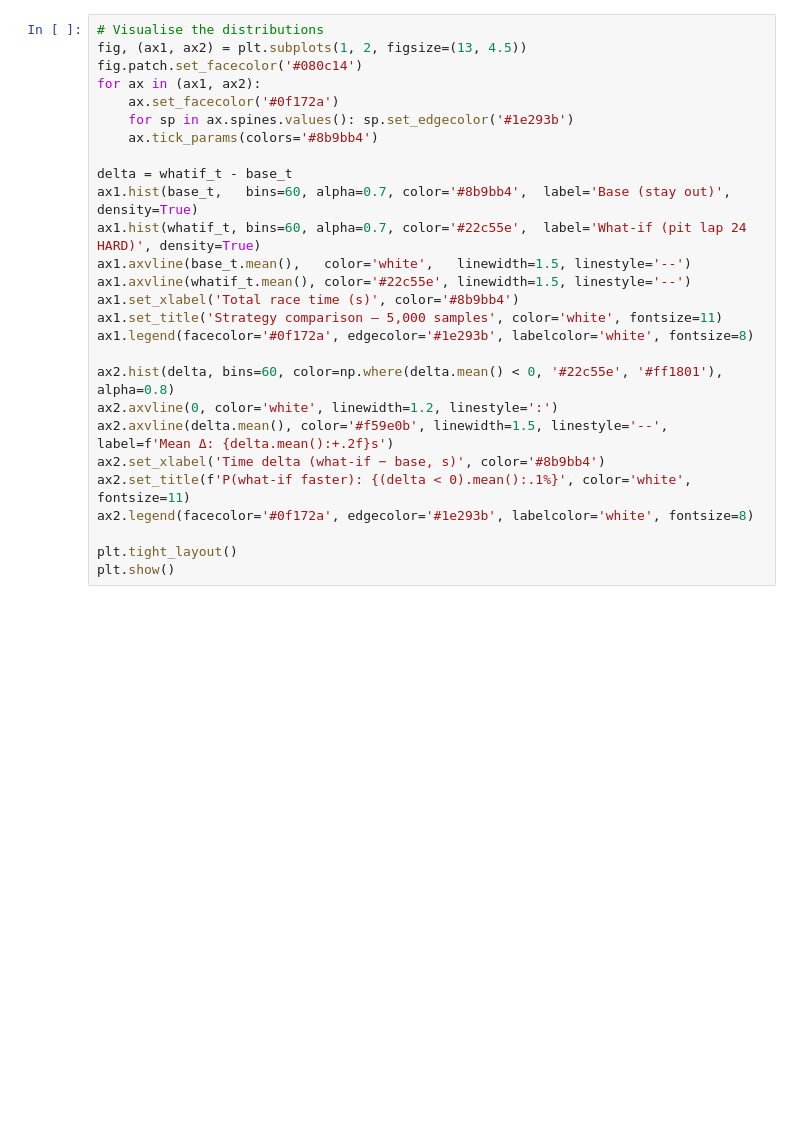
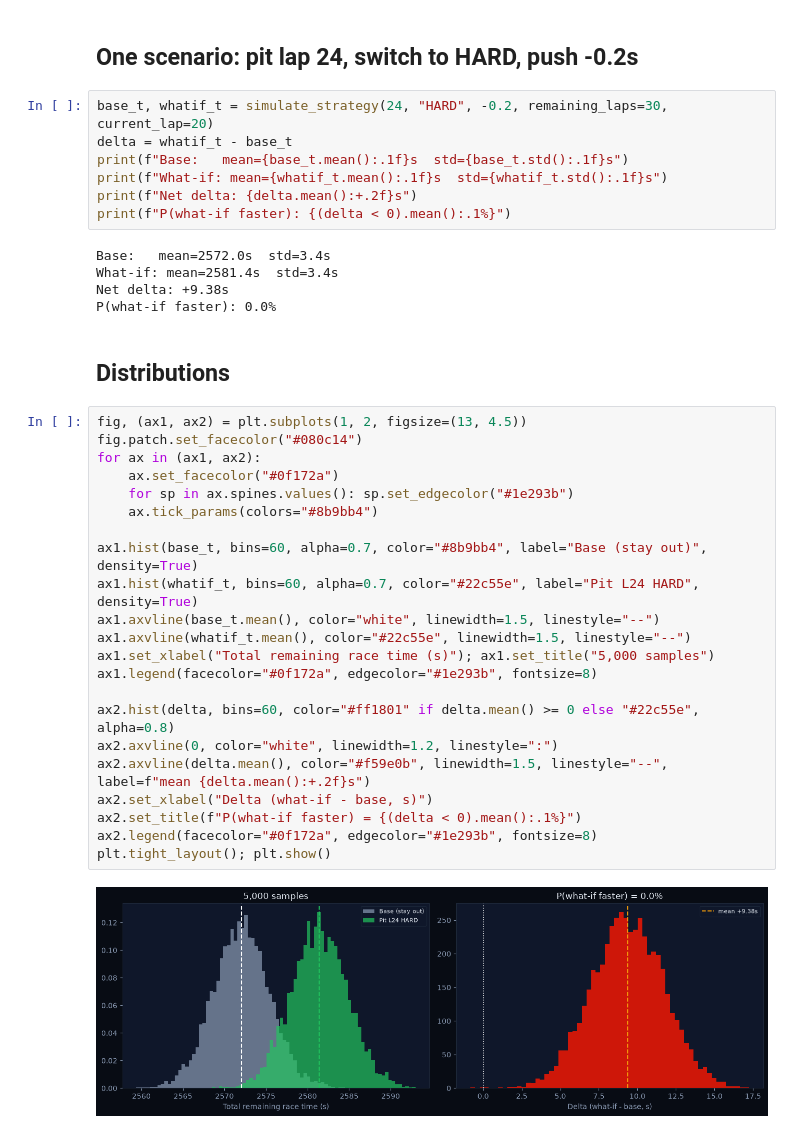
Before and after one commit to arfaouiahmed1/PitWall-ML, a Jupyter notebook: notebooks/04_strategy_simulation.ipynb, the cells around one changed output. Cells and saved outputs as stored; diff of their text form; blank space fills up the shorter version.

```diff
--- a/notebooks/04_strategy_simulation.ipynb
+++ b/notebooks/04_strategy_simulation.ipynb
@@ -53,27 +53,40 @@ print(f'Win probability: {(whatif_t < base_t).mean():.1%} in favour of pit')
+# %% [markdown]
+## One scenario: pit lap 24, switch to HARD, push -0.2s
+# %%
+base_t, whatif_t = simulate_strategy(24, "HARD", -0.2, remaining_laps=30, current_lap=20)
+delta = whatif_t - base_t
+print(f"Base:   mean={base_t.mean():.1f}s  std={base_t.std():.1f}s")
+print(f"What-if: mean={whatif_t.mean():.1f}s  std={whatif_t.std():.1f}s")
+print(f"Net delta: {delta.mean():+.2f}s")
+print(f"P(what-if faster): {(delta < 0).mean():.1%}")
+# %% [output]
+Base:   mean=2572.0s  std=3.4s
+What-if: mean=2581.4s  std=3.4s
+Net delta: +9.38s
+P(what-if faster): 0.0%
+# %% [markdown]
+## Distributions
 # %%
-# Visualise the distributions
 fig, (ax1, ax2) = plt.subplots(1, 2, figsize=(13, 4.5))
-fig.patch.set_facecolor('#080c14')
+fig.patch.set_facecolor("#080c14")
 for ax in (ax1, ax2):
-    ax.set_facecolor('#0f172a')
-    for sp in ax.spines.values(): sp.set_edgecolor('#1e293b')
-    ax.tick_params(colors='#8b9bb4')
+    ax.set_facecolor("#0f172a")
+    for sp in ax.spines.values(): sp.set_edgecolor("#1e293b")
+    ax.tick_params(colors="#8b9bb4")
 
-delta = whatif_t - base_t
-ax1.hist(base_t,   bins=60, alpha=0.7, color='#8b9bb4',  label='Base (stay out)',  density=True)
-ax1.hist(whatif_t, bins=60, alpha=0.7, color='#22c55e',  label='What-if (pit lap 24 HARD)', density=True)
-ax1.axvline(base_t.mean(),   color='white',   linewidth=1.5, linestyle='--')
-ax1.axvline(whatif_t.mean(), color='#22c55e', linewidth=1.5, linestyle='--')
-ax1.set_xlabel('Total race time (s)', color='#8b9bb4')
-ax1.set_title('Strategy comparison — 5,000 samples', color='white', fontsize=11)
-ax1.legend(facecolor='#0f172a', edgecolor='#1e293b', labelcolor='white', fontsize=8)
+ax1.hist(base_t, bins=60, alpha=0.7, color="#8b9bb4", label="Base (stay out)", density=True)
+ax1.hist(whatif_t, bins=60, alpha=0.7, color="#22c55e", label="Pit L24 HARD", density=True)
+ax1.axvline(base_t.mean(), color="white", linewidth=1.5, linestyle="--")
+ax1.axvline(whatif_t.mean(), color="#22c55e", linewidth=1.5, linestyle="--")
+ax1.set_xlabel("Total remaining race time (s)"); ax1.set_title("5,000 samples")
+ax1.legend(facecolor="#0f172a", edgecolor="#1e293b", fontsize=8)
 
-ax2.hist(delta, bins=60, color=np.where(delta.mean() < 0, '#22c55e', '#ff1801'), alpha=0.8)
-ax2.axvline(0, color='white', linewidth=1.2, linestyle=':')
-ax2.axvline(delta.mean(), color='#f59e0b', linewidth=1.5, linestyle='--', label=f'Mean Δ: {delta.mean():+.2f}s')
-ax2.set_xlabel('Time delta (what-if − base, s)', color='#8b9bb4')
-ax2.set_title(f'P(what-if faster): {(delta < 0).mean():.1%}', color='white', fontsize=11)
-ax2.legend(facecolor='#0f172a', edgecolor='#1e293b', labelcolor='white', fontsize=8)
-
-plt.tight_layout()
-plt.show()
+ax2.hist(delta, bins=60, color="#ff1801" if delta.mean() >= 0 else "#22c55e", alpha=0.8)
+ax2.axvline(0, color="white", linewidth=1.2, linestyle=":")
+ax2.axvline(delta.mean(), color="#f59e0b", linewidth=1.5, linestyle="--", label=f"mean {delta.mean():+.2f}s")
+ax2.set_xlabel("Delta (what-if - base, s)")
+ax2.set_title(f"P(what-if faster) = {(delta < 0).mean():.1%}")
+ax2.legend(facecolor="#0f172a", edgecolor="#1e293b", fontsize=8)
+plt.tight_layout(); plt.show()
+# %% [output]
+[figure, added]
```
Also changed, not shown: parts of 13 cells of this notebook, 7 other files.
